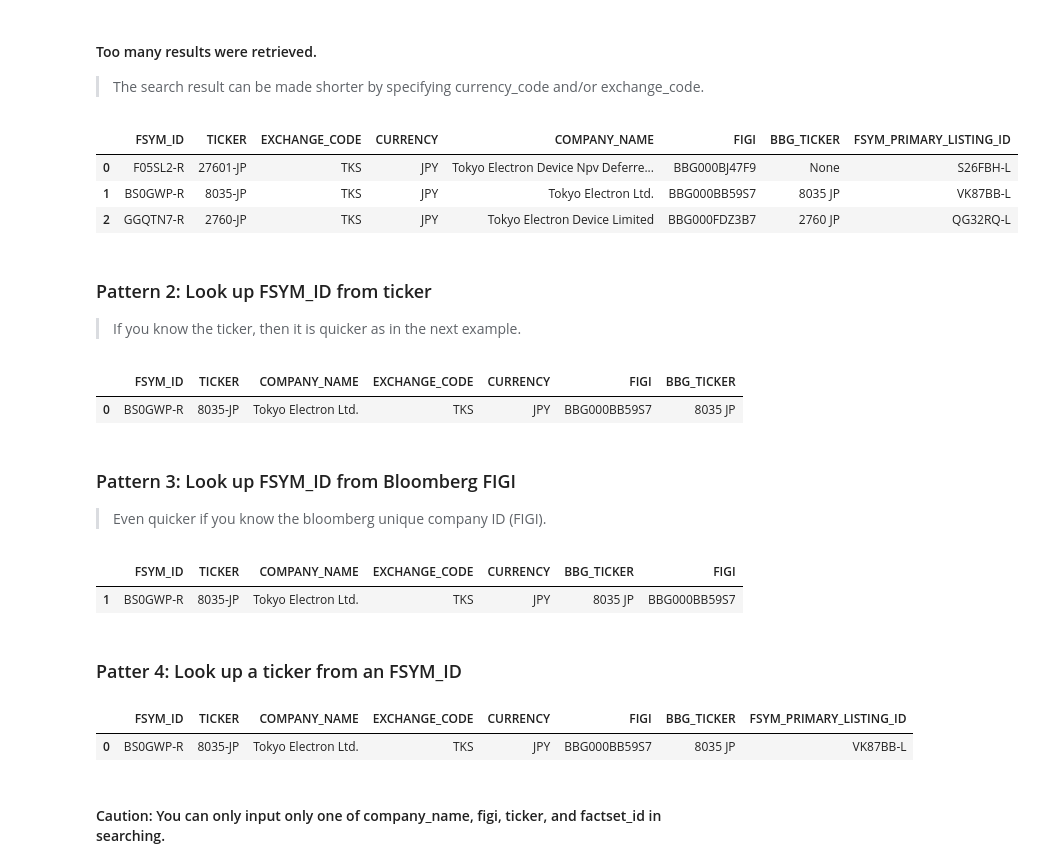
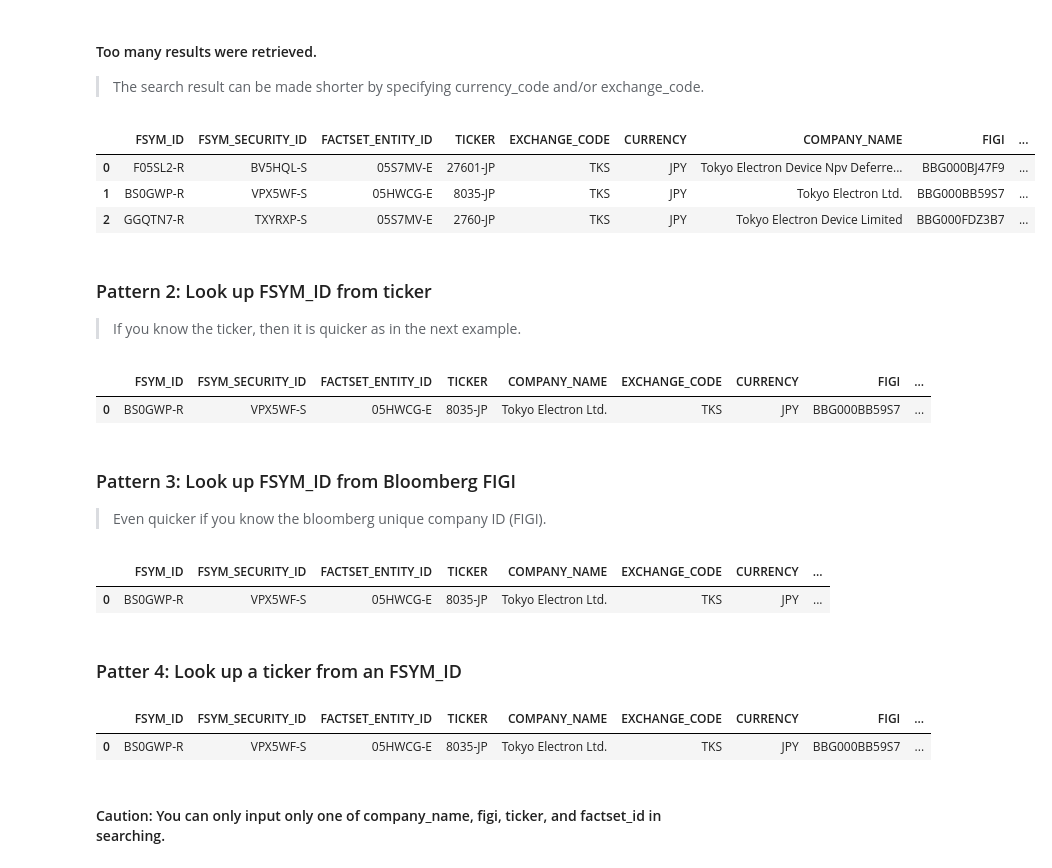
Before and after one commit to aiqindex/sample_notebooks, a Jupyter notebook: load_factset_symbol_lookup_table.ipynb, the cells around one changed output. Saved outputs shown, nothing was run; the diff lists cells and outputs as text; code cells hidden in the pictures.

Commit message:
separate loader obj from handler

```diff
--- a/load_factset_symbol_lookup_table.ipynb
+++ b/load_factset_symbol_lookup_table.ipynb
@@ -14,7 +14,8 @@ This sample show how to achieve the following operation with a simple interface:
 > DAL access data from FACTSET database / API for Equity Data  ## Import ASR Data Accessor Library (DAL)
 # %%
 from aiq_strategy_robot.data.data_accessor import DAL
-handler = DAL('FACTSET')
+handler = DAL()
+data_source = 'FACTSET'
 # %% [markdown]
 ### Pattern 1: look up FACTSET unique company ID (FSYM_ID) from a company name.
 # %% [markdown]
@@ -24,6 +25,7 @@ handler = DAL('FACTSET')
 # %%
 # `data_type` must be 'symbol_lookup'
 handler = handler.load(
+    data_source,
     data_type='symbol_lookup',
     company_name='Tokyo Electron'
 )
@@ -57,25 +59,27 @@ df_symbol.head(20)
 # %%
 # This time currency_code and exchange_code are specified.
 # pick_only_primary can be also used to focus on only the main exchange.
 handler = handler.load(
+    data_source,
     data_type='symbol_lookup',
     company_name='Tokyo Electron',
     currency_code='JPY',
     exchange_code='TKS',
     pick_only_primary=True
 )
 df_symbol = handler.retrieve(transformed=False)
 df_symbol.head(20)
 # %% [output]
-|  | FSYM_ID | TICKER | EXCHANGE_CODE | CURRENCY | COMPANY_NAME | FIGI | BBG_TICKER | FSYM_PRIMARY_LISTING_ID |
-| 0 | F05SL2-R | 27601-JP | TKS | JPY | Tokyo Electron Device Npv Deferre... | BBG000BJ47F9 | None | S26FBH-L |
-| 1 | BS0GWP-R | 8035-JP | TKS | JPY | Tokyo Electron Ltd. | BBG000BB59S7 | 8035 JP | VK87BB-L |
-| 2 | GGQTN7-R | 2760-JP | TKS | JPY | Tokyo Electron Device Limited | BBG000FDZ3B7 | 2760 JP | QG32RQ-L |
+|  | FSYM_ID | FSYM_SECURITY_ID | FACTSET_ENTITY_ID | TICKER | EXCHANGE_CODE | CURRENCY | COMPANY_NAME | FIGI | ... |
+| 0 | F05SL2-R | BV5HQL-S | 05S7MV-E | 27601-JP | TKS | JPY | Tokyo Electron Device Npv Deferre... | BBG000BJ47F9 | ... |
+| 1 | BS0GWP-R | VPX5WF-S | 05HWCG-E | 8035-JP | TKS | JPY | Tokyo Electron Ltd. | BBG000BB59S7 | ... |
+| 2 | GGQTN7-R | TXYRXP-S | 05S7MV-E | 2760-JP | TKS | JPY | Tokyo Electron Device Limited | BBG000FDZ3B7 | ... |
 # %% [markdown]
 ### Pattern 2: Look up FSYM_ID from ticker
 > If you know the ticker, then it is quicker as in the next example.
 # %%
 handler = handler.load(
+    data_source,
     data_type='symbol_lookup',
     ticker='8035-JP',
     currency_code='JPY',
@@ -85,13 +89,14 @@ handler = handler.load(
 df_symbol = handler.retrieve(transformed=False)
 df_symbol.head(20)
 # %% [output]
-|  | FSYM_ID | TICKER | COMPANY_NAME | EXCHANGE_CODE | CURRENCY | FIGI | BBG_TICKER |
-| 0 | BS0GWP-R | 8035-JP | Tokyo Electron Ltd. | TKS | JPY | BBG000BB59S7 | 8035 JP |
+|  | FSYM_ID | FSYM_SECURITY_ID | FACTSET_ENTITY_ID | TICKER | COMPANY_NAME | EXCHANGE_CODE | CURRENCY | FIGI | ... |
+| 0 | BS0GWP-R | VPX5WF-S | 05HWCG-E | 8035-JP | Tokyo Electron Ltd. | TKS | JPY | BBG000BB59S7 | ... |
 # %% [markdown]
 ### Pattern 3: Look up FSYM_ID from Bloomberg FIGI
 > Even quicker if you know the bloomberg unique company ID (FIGI).
 # %%
 handler = handler.load(
+    data_source,
     data_type='symbol_lookup',
     figi='BBG000BB59S7',
     pick_only_primary=True
@@ -99,13 +104,14 @@ handler = handler.load(
 df_symbol = handler.retrieve(transformed=False)
 df_symbol.head(20)
 # %% [output]
-|  | FSYM_ID | TICKER | COMPANY_NAME | EXCHANGE_CODE | CURRENCY | BBG_TICKER | FIGI |
-| 1 | BS0GWP-R | 8035-JP | Tokyo Electron Ltd. | TKS | JPY | 8035 JP | BBG000BB59S7 |
+|  | FSYM_ID | FSYM_SECURITY_ID | FACTSET_ENTITY_ID | TICKER | COMPANY_NAME | EXCHANGE_CODE | CURRENCY | ... |
+| 0 | BS0GWP-R | VPX5WF-S | 05HWCG-E | 8035-JP | Tokyo Electron Ltd. | TKS | JPY | ... |
 # %% [markdown]
 ### Patter 4: Look up a ticker from an FSYM_ID
 # %%
 # The input argment for FSYM_ID is `factset_id`.
 handler = handler.load(
+    data_source,
     data_type='symbol_lookup',
     factset_id='BS0GWP-R',
     currency_code='JPY',
@@ -114,8 +120,8 @@ handler = handler.load(
 df_symbol = handler.retrieve(transformed=False)
 df_symbol.head(20)
 # %% [output]
-|  | FSYM_ID | TICKER | COMPANY_NAME | EXCHANGE_CODE | CURRENCY | FIGI | BBG_TICKER | FSYM_PRIMARY_LISTING_ID |
-| 0 | BS0GWP-R | 8035-JP | Tokyo Electron Ltd. | TKS | JPY | BBG000BB59S7 | 8035 JP | VK87BB-L |
+|  | FSYM_ID | FSYM_SECURITY_ID | FACTSET_ENTITY_ID | TICKER | COMPANY_NAME | EXCHANGE_CODE | CURRENCY | FIGI | ... |
+| 0 | BS0GWP-R | VPX5WF-S | 05HWCG-E | 8035-JP | Tokyo Electron Ltd. | TKS | JPY | BBG000BB59S7 | ... |
 # %% [markdown]
 #### Caution: You can only input only one of company_name, figi, ticker, and factset_id in searching.
 # %%
```
Also changed, not shown: parts of 2 cells of this notebook, 3 other files.
